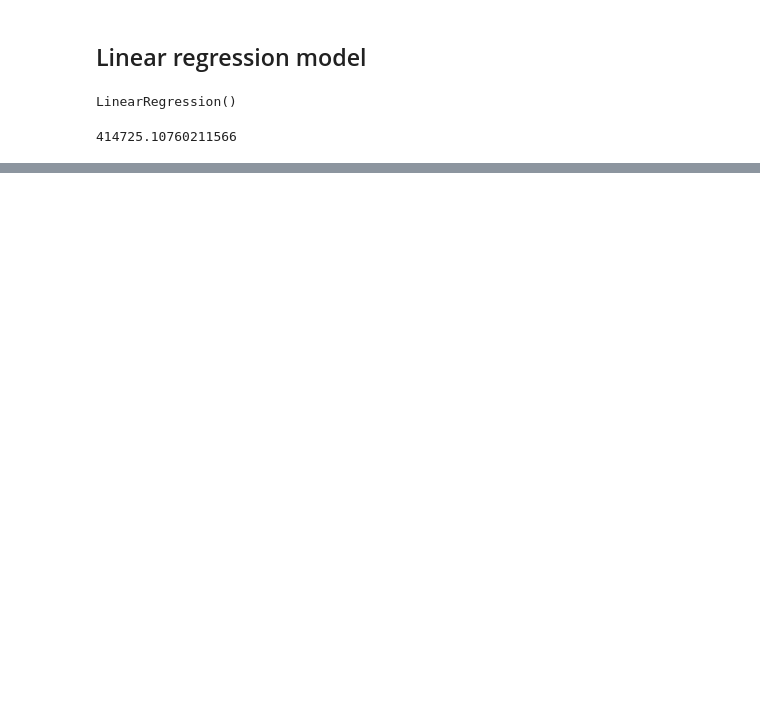
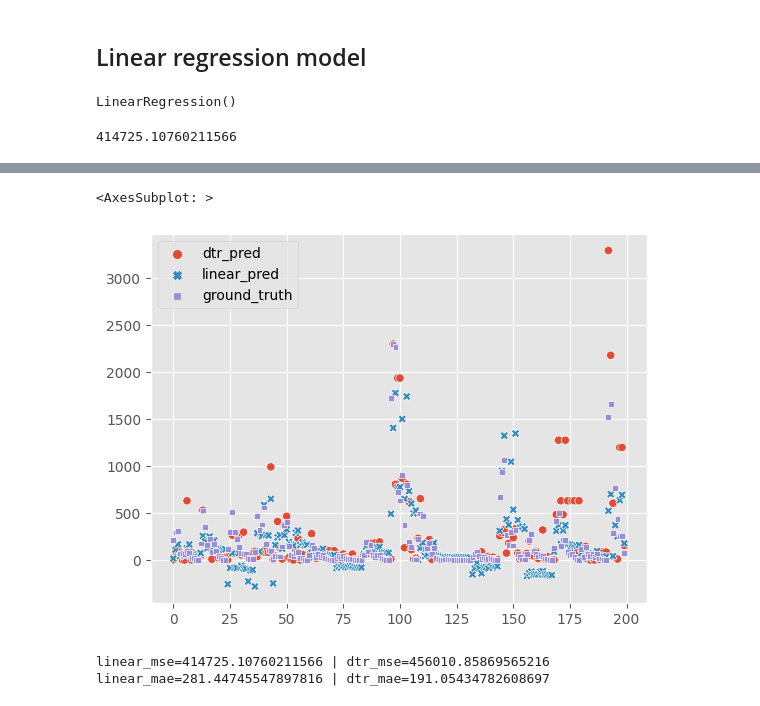
Before and after one commit to MarcelRosier/bdp_project, a Jupyter notebook: mental_health/suicide_models.ipynb, the cells around one changed output, grey strips where cells are left out. Drawn from its saved outputs; the diff is of its cells as text; code cells hidden in the pictures; blank space fills up the shorter version.

```diff
--- a/mental_health/suicide_models.ipynb
+++ b/mental_health/suicide_models.ipynb
@@ -110,0 +116,29 @@ sns.lineplot(Y_test[:5])
+# %%
+# look at an example
+# X_test_std[:2,:]
+dtr_pred = dtr_model.predict(X_test_std)
+n_samples = 200
+pred_df = pd.DataFrame({
+    'dtr_pred' : dtr_pred[:n_samples],
+    'linear_pred' : linear_pred[:n_samples],
+    'ground_truth': Y_test[:n_samples]
+})
+sns.scatterplot(pred_df, markers=True)
+# sns.lineplot(pred)
+# sns.lineplot(Y_test[:5])
+# X_test.shape
+# %% [output]
+<AxesSubplot: >
+[figure, added]
+# %%
+from sklearn.metrics import mean_absolute_error
+# calc avg distance
+linear_mse = mean_squared_error(y_true=Y_test, y_pred=linear_pred)
+dtr_mse = mean_squared_error(y_true=Y_test, y_pred=dtr_pred)
+print(f"{linear_mse=} | {dtr_mse=}")
+linear_mae = mean_absolute_error(y_true=Y_test, y_pred=linear_pred)
+dtr_mae = mean_absolute_error(y_true=Y_test, y_pred=dtr_pred)
+print(f"{linear_mae=} | {dtr_mae=}")
+# %% [output]
+linear_mse=414725.10760211566 | dtr_mse=456010.85869565216
+linear_mae=281.44745547897816 | dtr_mae=191.05434782608697
```
Also changed, not shown: parts of 8 cells of this notebook.
